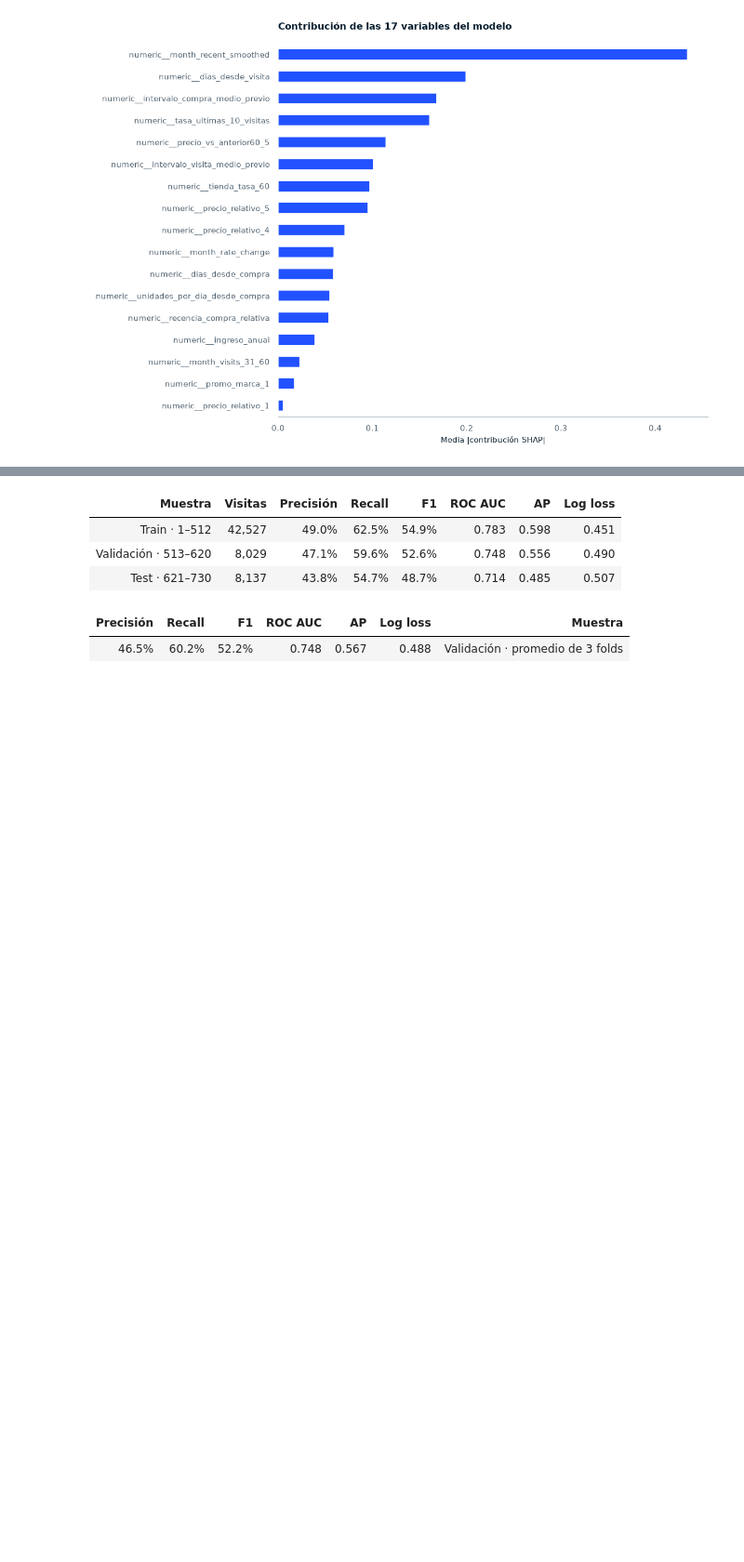
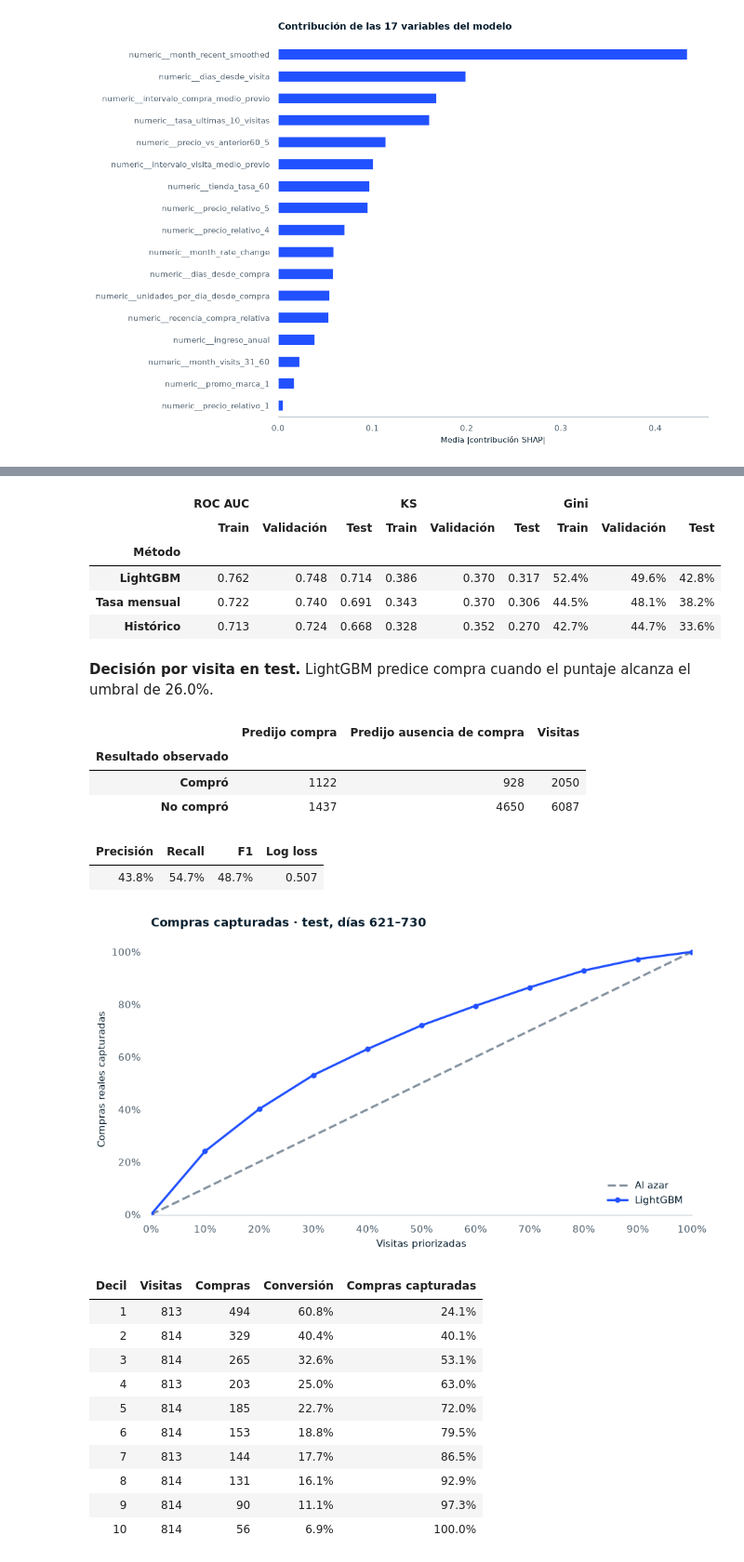
Before and after one commit to KireSregor/ferreyros-propension, a Jupyter notebook: notebooks/propension_lightgbm.ipynb, the cells around one changed output, grey strips where cells are left out. Shown at 93% size. Drawn from its saved outputs; the diff is of its cells as text; code cells hidden in the pictures; blank space fills up the shorter version.

```diff
--- a/notebooks/propension_lightgbm.ipynb
+++ b/notebooks/propension_lightgbm.ipynb
@@ -268,12 +280,33 @@ Se evalúan las visitas de los días **621–730** con el modelo entrenado hasta
 # %%
-test_result = workflow.evaluate_test(bundle, DATA)
-results.append(test_result)
-reporting.show_final_results(pd.DataFrame(results))
+test_results, test_deciles = workflow.evaluate_test(runs[512], DATA, config)
+results.extend(test_results)
+reporting.show_results(pd.DataFrame(results))
+reporting.show_final_results(pd.DataFrame(results), threshold=bundle["threshold"])
+reporting.show_deciles(test_deciles, "Compras capturadas · test, días 621–730")
 # %% [output]
-| Muestra | Visitas | Precisión | Recall | F1 | ROC AUC | AP | Log loss |
-| Train · 1–512 | 42,527 | 49.0% | 62.5% | 54.9% | 0.783 | 0.598 | 0.451 |
-| Validación · 513–620 | 8,029 | 47.1% | 59.6% | 52.6% | 0.748 | 0.556 | 0.490 |
-| Test · 621–730 | 8,137 | 43.8% | 54.7% | 48.7% | 0.714 | 0.485 | 0.507 |
+|  | ROC AUC |  |  | KS |  |  | Gini |  |  |
+|  | Train | Validación | Test | Train | Validación | Test | Train | Validación | Test |
+| Método |  |  |  |  |  |  |  |  |  |
+| LightGBM | 0.762 | 0.748 | 0.714 | 0.386 | 0.370 | 0.317 | 52.4% | 49.6% | 42.8% |
+| Tasa mensual | 0.722 | 0.740 | 0.691 | 0.343 | 0.370 | 0.306 | 44.5% | 48.1% | 38.2% |
+| Histórico | 0.713 | 0.724 | 0.668 | 0.328 | 0.352 | 0.270 | 42.7% | 44.7% | 33.6% |
+**Decisión por visita en test.** LightGBM predice compra cuando el puntaje alcanza el umbral de 26.0%.
-| Precisión | Recall | F1 | ROC AUC | AP | Log loss | Muestra |
-| 46.5% | 60.2% | 52.2% | 0.748 | 0.567 | 0.488 | Validación · promedio de 3 folds |
+|  | Predijo compra | Predijo ausencia de compra | Visitas |
+| Resultado observado |  |  |  |
+| Compró | 1122 | 928 | 2050 |
+| No compró | 1437 | 4650 | 6087 |
+| Precisión | Recall | F1 | Log loss |
+| 43.8% | 54.7% | 48.7% | 0.507 |
+[figure, added]
+| Decil | Visitas | Compras | Conversión | Compras capturadas |
+| 1 | 813 | 494 | 60.8% | 24.1% |
+| 2 | 814 | 329 | 40.4% | 40.1% |
+| 3 | 814 | 265 | 32.6% | 53.1% |
+| 4 | 813 | 203 | 25.0% | 63.0% |
+| 5 | 814 | 185 | 22.7% | 72.0% |
+| 6 | 814 | 153 | 18.8% | 79.5% |
+| 7 | 813 | 144 | 17.7% | 86.5% |
+| 8 | 814 | 131 | 16.1% | 92.9% |
+| 9 | 814 | 90 | 11.1% | 97.3% |
+| 10 | 814 | 56 | 6.9% | 100.0% |
 # %% [markdown]
```
Also changed, not shown: parts of 25 cells of this notebook, 6 other files.
